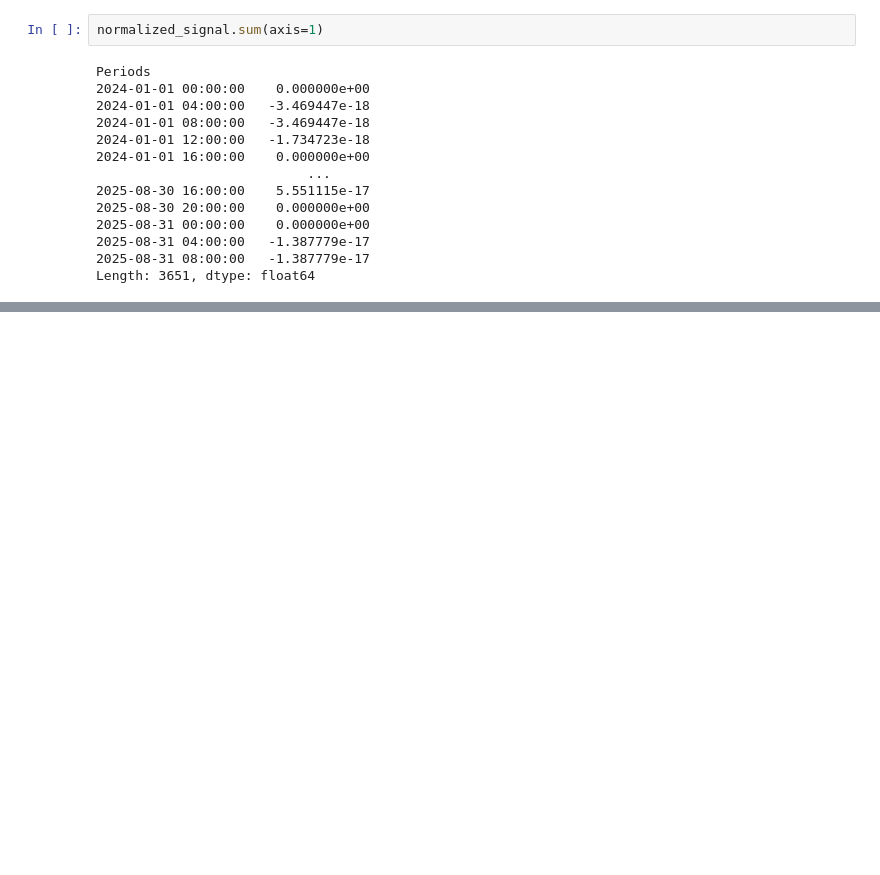
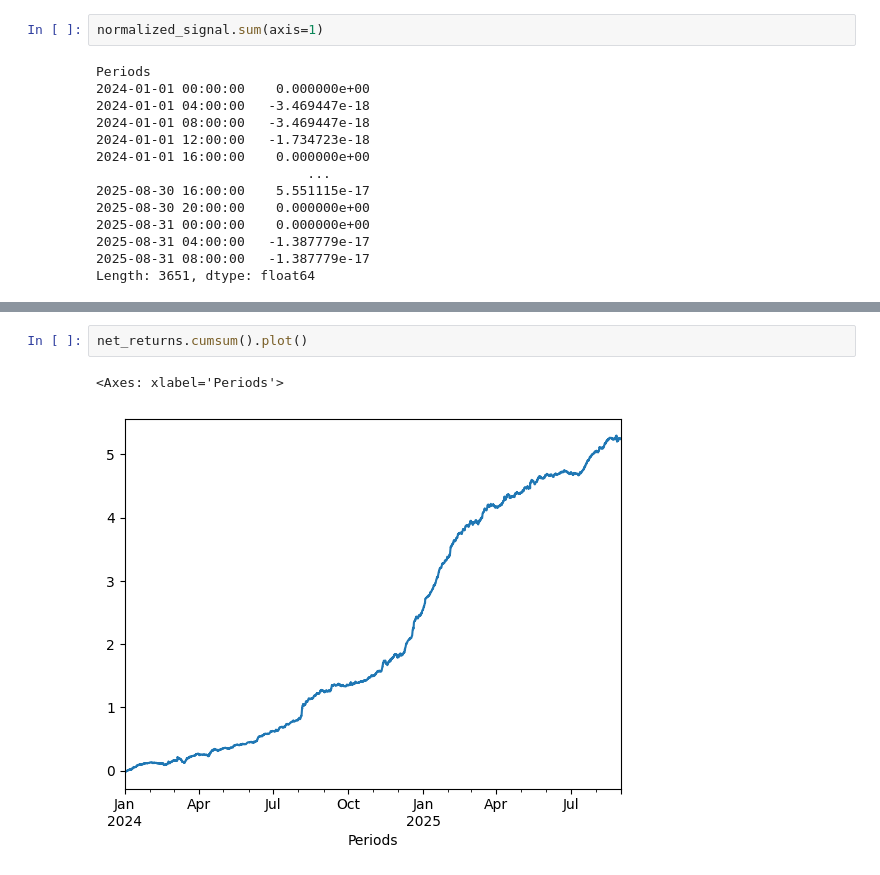
Before and after one commit to wbchristerson/crypto-strategies, a Jupyter notebook: correlation.ipynb, the cells around one changed output, grey strips where cells are left out. Drawn from its saved outputs; the diff is of its cells as text; blank space fills up the shorter version.

```diff
--- a/correlation.ipynb
+++ b/correlation.ipynb
@@ -307,0 +323,5 @@ Length: 3651, dtype: float64
+# %%
+net_returns.cumsum().plot()
+# %% [output]
+<Axes: xlabel='Periods'>
+[figure, added]
```
Also changed, not shown: parts of 4 cells of this notebook, 2 other files.
